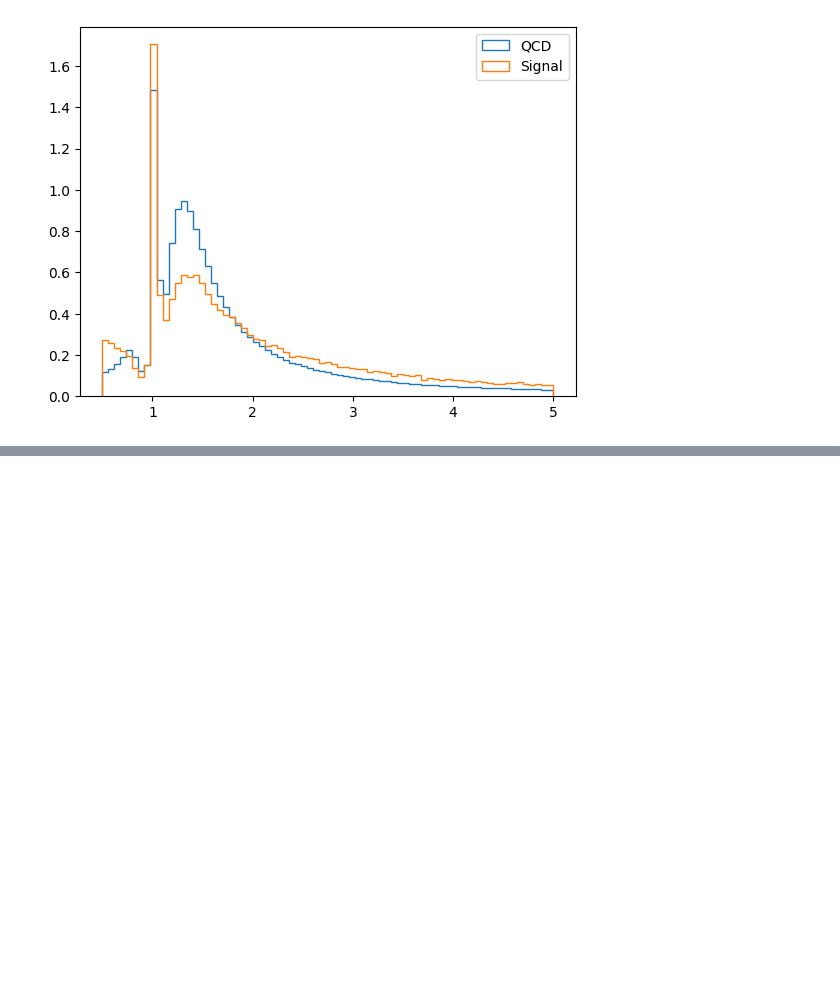
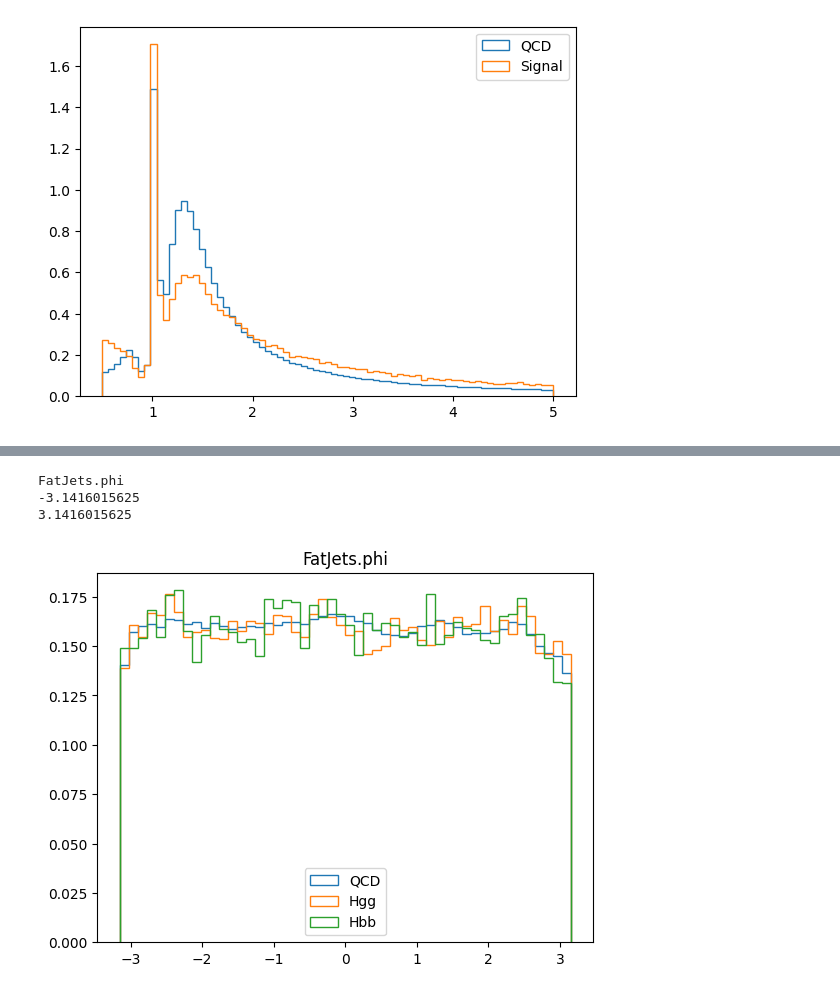
Before and after one commit to cmoore24-24/hgg, a Jupyter notebook: notebooks/skims/sample_stitching/data_combing.ipynb, the cells around one changed output, grey strips where cells are left out. Drawn from its saved outputs; the diff is of its cells as text; code cells hidden in the pictures; blank space fills up the shorter version.

```diff
--- a/notebooks/skims/sample_stitching/data_combing.ipynb
+++ b/notebooks/skims/sample_stitching/data_combing.ipynb
@@ -101,0 +109,31 @@ len(hbb)
+# %%
+var = vars[6]
+print(var)
+a = ak.min(hgg[var])
+b = ak.min(hbb[var])
+c = ak.min(qcd[var])
+print(min(a, b, c))
+
+a = ak.max(hgg[var])
+b = ak.max(hbb[var])
+c = ak.max(qcd[var])
+print(max(a, b, c))
+# %% [output]
+FatJets.phi
+-3.1416015625
+3.1416015625
+# %%
+fig, ax = plt.subplots()
+range = (-3.15,3.15)
+bins = 50
+plt.hist(qcd[var], range=range, bins=bins, density=True, histtype='step', label='QCD')
+plt.hist(hgg[var], range=range, bins=bins, density=True, histtype='step', label='Hgg')
+plt.hist(hbb[var], range=range, bins=bins, density=True, histtype='step', label='Hbb')
+plt.legend()
+plt.title(f'{var}')
+#plt.yscale('log')
+#plt.savefig(f'parquet/combed/var_plots/{var[8:]}.png', format='png')
+plt.show()
+plt.close()
+# %% [output]
+[figure, added]
```
Also changed, not shown: parts of 6 cells of this notebook, 3 other files.
